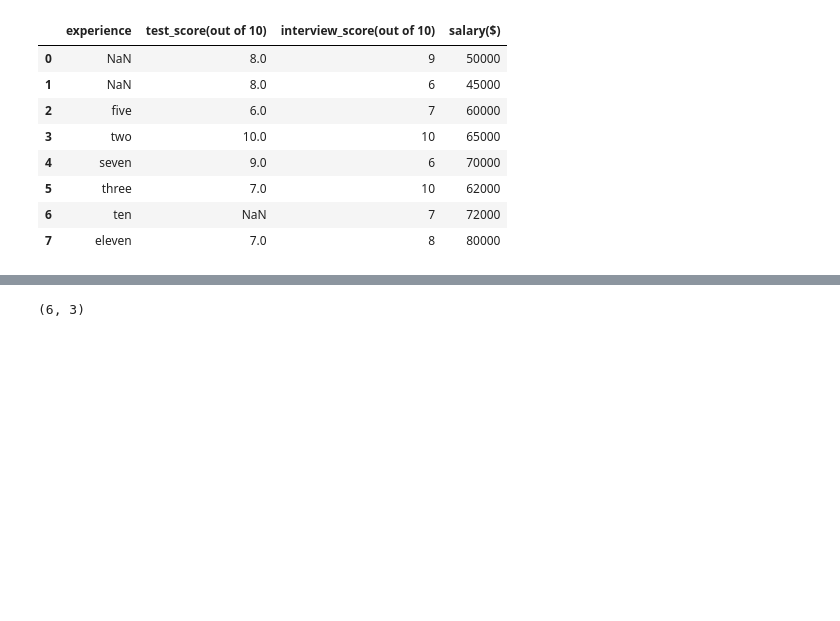
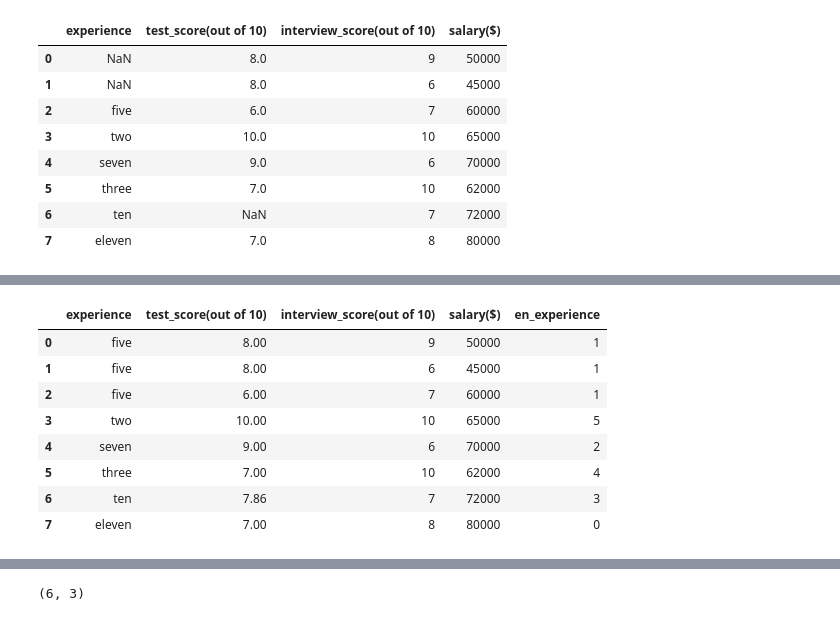
Before and after one commit to hariThorve/machineLearningJourney, a Jupyter notebook: multiVariableLinearRegression.ipynb, the cells around one changed output, grey strips where cells are left out. Drawn from its saved outputs; the diff is of its cells as text; code cells hidden in the pictures; blank space fills up the shorter version.

```diff
--- a/multiVariableLinearRegression.ipynb
+++ b/multiVariableLinearRegression.ipynb
@@ -17,0 +28,5 @@ data
+# %%
+# filling the null value in experience column through backword filling
+
+data["experience"] = data["experience"].bfill()
+data
@@ -17,0 +43,7 @@ data
+# %%
+# filling the null value in test_score(out of 10) column through calculating mean
+
+mean_val = data["test_score(out of 10)"].mean()
+round_mean_val = round(mean_val,2)
+data["test_score(out of 10)"] = data["test_score(out of 10)"].fillna(round_mean_val)
+data
@@ -18,3 +60,22 @@ data
+# %%
+# next step to convert the string values to integer as our model understands only numbers
+
+from sklearn.preprocessing import LabelEncoder
+
+le = LabelEncoder()
+
+data["en_experience"] = le.fit_transform(data["experience"])
+data
+# %% [output]
+|  | experience | test_score(out of 10) | interview_score(out of 10) | salary($) | en_experience |
+| 0 | five | 8.00 | 9 | 50000 | 1 |
+| 1 | five | 8.00 | 6 | 45000 | 1 |
+| 2 | five | 6.00 | 7 | 60000 | 1 |
+| 3 | two | 10.00 | 10 | 65000 | 5 |
+| 4 | seven | 9.00 | 6 | 70000 | 2 |
+| 5 | three | 7.00 | 10 | 62000 | 4 |
+| 6 | ten | 7.86 | 7 | 72000 | 3 |
+| 7 | eleven | 7.00 | 8 | 80000 | 0 |
 # %%
 # In the above data the target is salary and other columns are features
 
```
Also changed, not shown: parts of 4 cells of this notebook.
